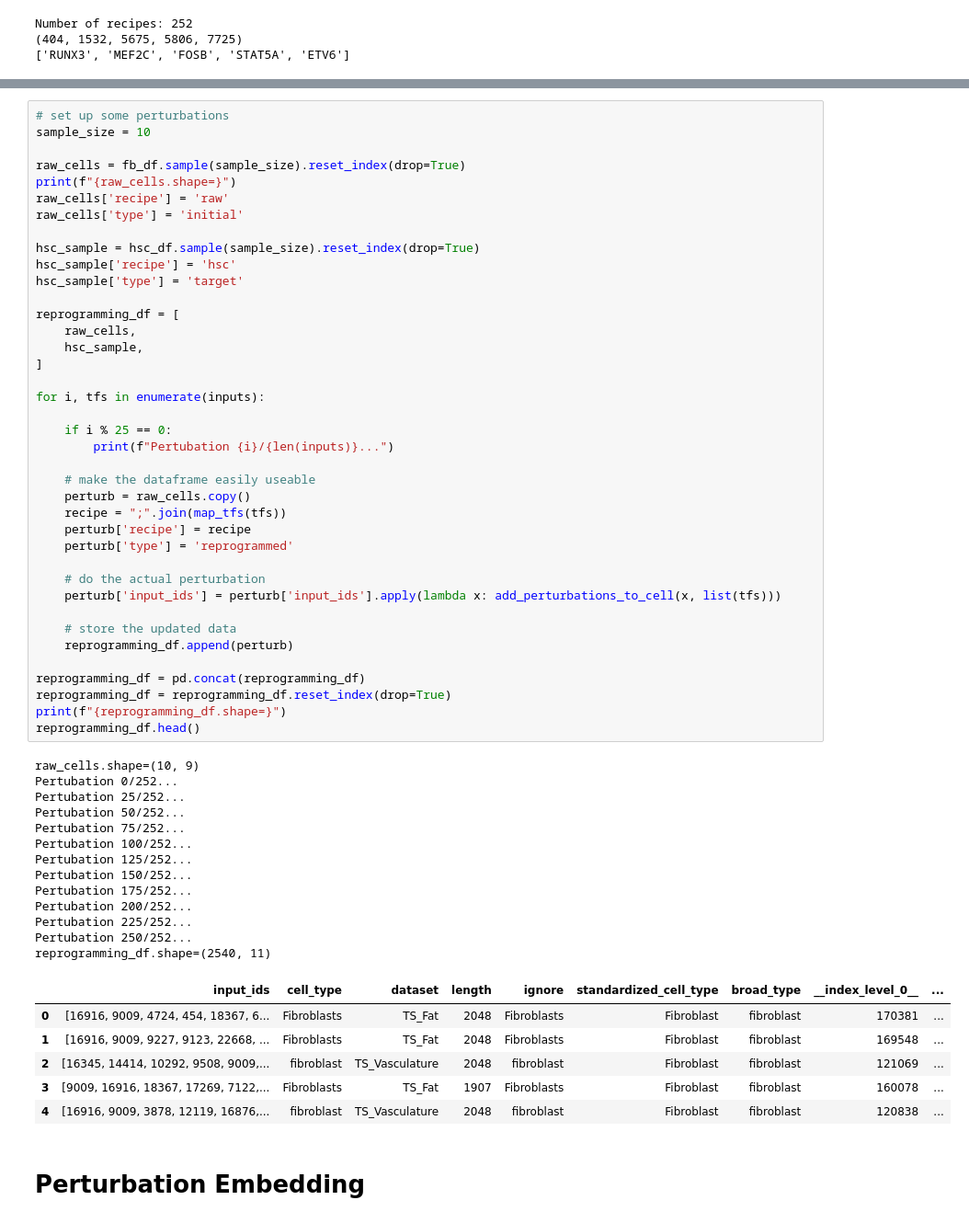
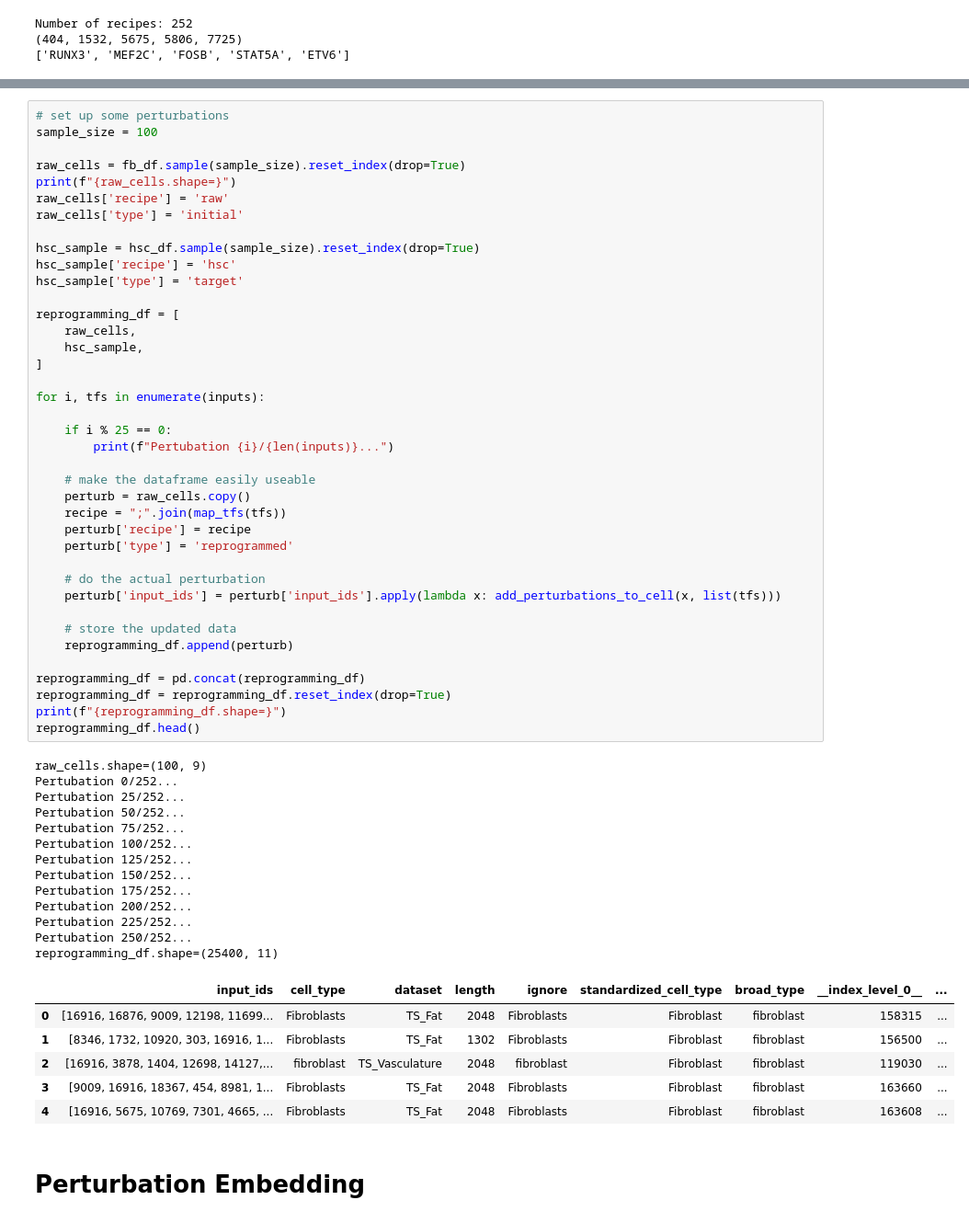
Before and after one commit to CooperStansbury/geneformer_dev, a Jupyter notebook: notebooks/iHSC/TF_pertub.ipynb, the cells around one changed output, grey strips where cells are left out. Shown at 92% size. Cells and saved outputs as stored; diff of their text form.

```diff
--- a/notebooks/iHSC/TF_pertub.ipynb
+++ b/notebooks/iHSC/TF_pertub.ipynb
@@ -592,6 +596,6 @@ print(perturbed[:10])
 # %%
 # set up some perturbations
-sample_size = 10
+sample_size = 100
 
 raw_cells = fb_df.sample(sample_size).reset_index(drop=True)
 print(f"{raw_cells.shape=}")
@@ -614,40 +618,40 @@ for i, tfs in enumerate(inputs):
 
     # make the dataframe easily useable
     perturb = raw_cells.copy()
     recipe = ";".join(map_tfs(tfs))
     perturb['recipe'] = recipe
     perturb['type'] = 'reprogrammed'
 
     # do the actual perturbation
     perturb['input_ids'] = perturb['input_ids'].apply(lambda x: add_perturbations_to_cell(x, list(tfs)))
 
     # store the updated data
     reprogramming_df.append(perturb)
 
 reprogramming_df = pd.concat(reprogramming_df)
 reprogramming_df = reprogramming_df.reset_index(drop=True)
 print(f"{reprogramming_df.shape=}")
 reprogramming_df.head()
 # %% [output]
-raw_cells.shape=(10, 9)
+raw_cells.shape=(100, 9)
 Pertubation 0/252...
 Pertubation 25/252...
 Pertubation 50/252...
 Pertubation 75/252...
 Pertubation 100/252...
 Pertubation 125/252...
 Pertubation 150/252...
 Pertubation 175/252...
 Pertubation 200/252...
 Pertubation 225/252...
 Pertubation 250/252...
-reprogramming_df.shape=(2540, 11)
+reprogramming_df.shape=(25400, 11)
 |  | input_ids | cell_type | dataset | length | ignore | standardized_cell_type | broad_type | __index_level_0__ | ... |
-| 0 | [16916, 9009, 4724, 454, 18367, 6... | Fibroblasts | TS_Fat | 2048 | Fibroblasts | Fibroblast | fibroblast | 170381 | ... |
-| 1 | [16916, 9009, 9227, 9123, 22668, ... | Fibroblasts | TS_Fat | 2048 | Fibroblasts | Fibroblast | fibroblast | 169548 | ... |
-| 2 | [16345, 14414, 10292, 9508, 9009,... | fibroblast | TS_Vasculature | 2048 | fibroblast | Fibroblast | fibroblast | 121069 | ... |
-| 3 | [9009, 16916, 18367, 17269, 7122,... | Fibroblasts | TS_Fat | 1907 | Fibroblasts | Fibroblast | fibroblast | 160078 | ... |
-| 4 | [16916, 9009, 3878, 12119, 16876,... | fibroblast | TS_Vasculature | 2048 | fibroblast | Fibroblast | fibroblast | 120838 | ... |
+| 0 | [16916, 16876, 9009, 12198, 11699... | Fibroblasts | TS_Fat | 2048 | Fibroblasts | Fibroblast | fibroblast | 158315 | ... |
+| 1 | [8346, 1732, 10920, 303, 16916, 1... | Fibroblasts | TS_Fat | 1302 | Fibroblasts | Fibroblast | fibroblast | 156500 | ... |
+| 2 | [16916, 3878, 1404, 12698, 14127,... | fibroblast | TS_Vasculature | 2048 | fibroblast | Fibroblast | fibroblast | 119030 | ... |
+| 3 | [9009, 16916, 18367, 454, 8981, 1... | Fibroblasts | TS_Fat | 2048 | Fibroblasts | Fibroblast | fibroblast | 163660 | ... |
+| 4 | [16916, 5675, 10769, 7301, 4665, ... | Fibroblasts | TS_Fat | 2048 | Fibroblasts | Fibroblast | fibroblast | 163608 | ... |
 # %% [markdown]
 # Perturbation Embedding
 # %%
```
Also changed, not shown: parts of 23 cells of this notebook, 7 other files.
